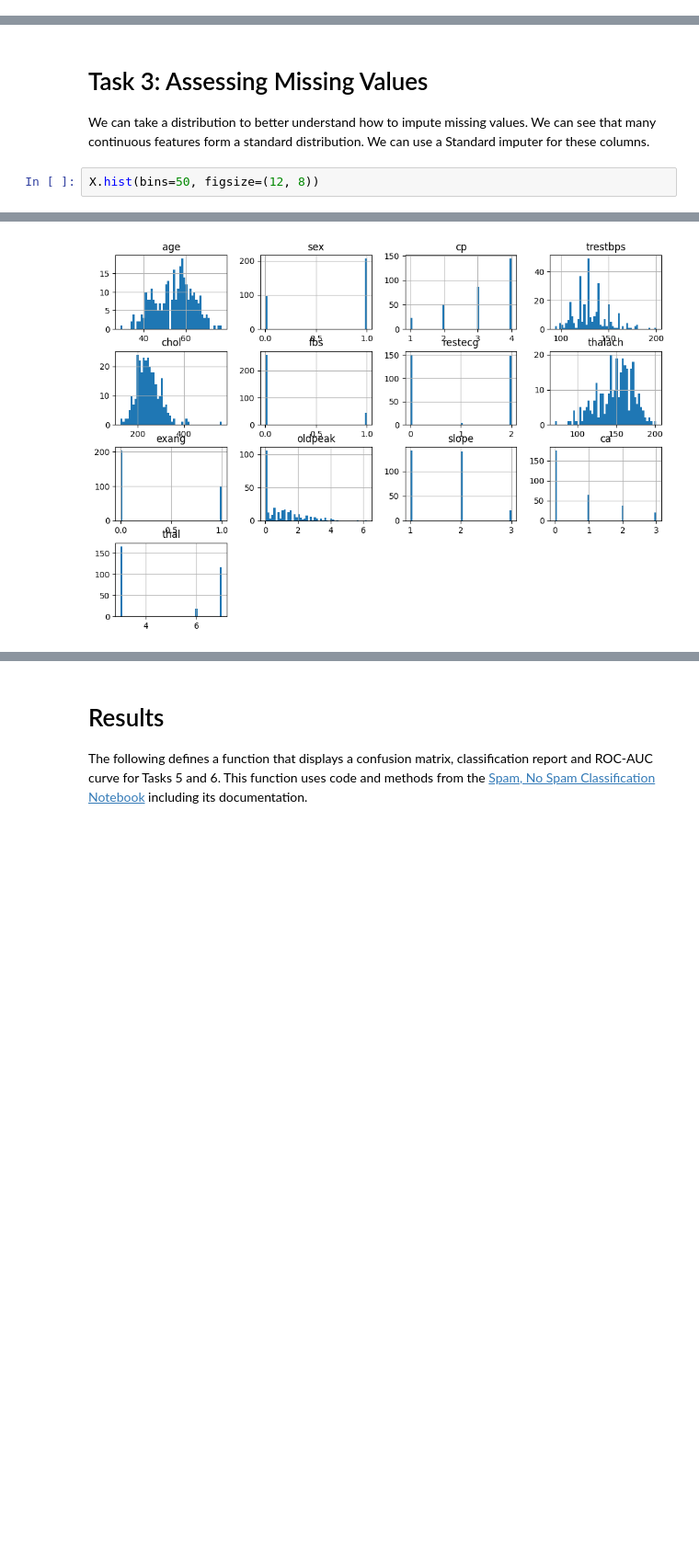
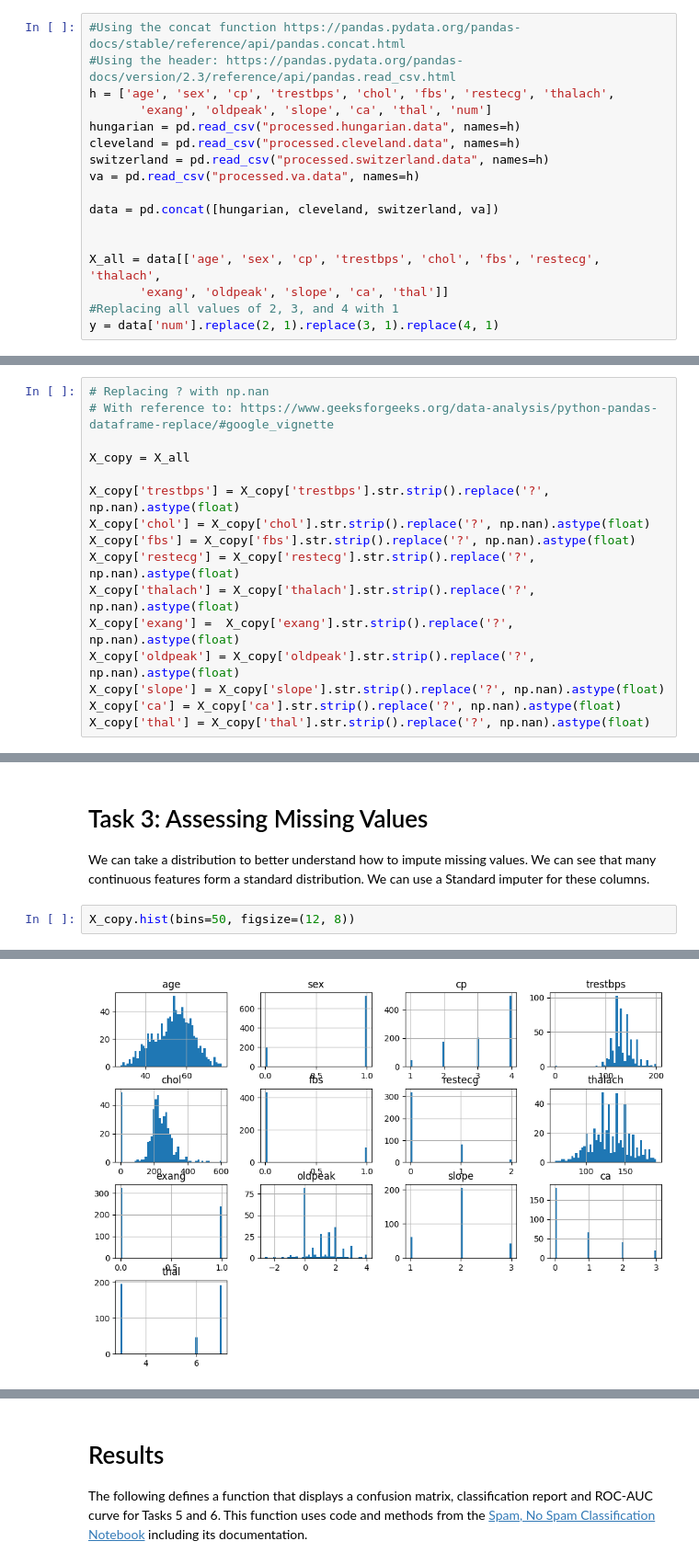
Before and after one commit to mf1060/ml-2026, a Jupyter notebook: HW4/heart_disease_classification.ipynb, the cells around one changed output, grey strips where cells are left out. Shown at 92% size. Drawn from its saved outputs; the diff is of its cells as text; blank space fills up the shorter version.

Commit message:
Including full data set

```diff
--- a/HW4/heart_disease_classification.ipynb
+++ b/HW4/heart_disease_classification.ipynb
@@ -84,0 +76,17 @@ We first use `.head()` `.info()` to view the first 5 rows of the feature and tar
+# %%
+#Using the concat function https://pandas.pydata.org/pandas-docs/stable/reference/api/pandas.concat.html
+#Using the header: https://pandas.pydata.org/pandas-docs/version/2.3/reference/api/pandas.read_csv.html
+h = ['age', 'sex', 'cp', 'trestbps', 'chol', 'fbs', 'restecg', 'thalach',
+       'exang', 'oldpeak', 'slope', 'ca', 'thal', 'num']
+hungarian = pd.read_csv("processed.hungarian.data", names=h)
+cleveland = pd.read_csv("processed.cleveland.data", names=h)
+switzerland = pd.read_csv("processed.switzerland.data", names=h)
+va = pd.read_csv("processed.va.data", names=h)
+
+data = pd.concat([hungarian, cleveland, switzerland, va])
+
+
+X_all = data[['age', 'sex', 'cp', 'trestbps', 'chol', 'fbs', 'restecg', 'thalach',
+       'exang', 'oldpeak', 'slope', 'ca', 'thal']]
+#Replacing all values of 2, 3, and 4 with 1
+y = data['num'].replace(2, 1).replace(3, 1).replace(4, 1)
@@ -84,0 +132,16 @@ We first use `.head()` `.info()` to view the first 5 rows of the feature and tar
+# %%
+# Replacing ? with np.nan
+# With reference to: https://www.geeksforgeeks.org/data-analysis/python-pandas-dataframe-replace/#google_vignette
+
+X_copy = X_all
+
+X_copy['trestbps'] = X_copy['trestbps'].str.strip().replace('?', np.nan).astype(float)
+X_copy['chol'] = X_copy['chol'].str.strip().replace('?', np.nan).astype(float)
+X_copy['fbs'] = X_copy['fbs'].str.strip().replace('?', np.nan).astype(float)
+X_copy['restecg'] = X_copy['restecg'].str.strip().replace('?', np.nan).astype(float)
+X_copy['thalach'] = X_copy['thalach'].str.strip().replace('?', np.nan).astype(float)
+X_copy['exang'] =  X_copy['exang'].str.strip().replace('?', np.nan).astype(float)
+X_copy['oldpeak'] = X_copy['oldpeak'].str.strip().replace('?', np.nan).astype(float)
+X_copy['slope'] = X_copy['slope'].str.strip().replace('?', np.nan).astype(float)
+X_copy['ca'] = X_copy['ca'].str.strip().replace('?', np.nan).astype(float)
+X_copy['thal'] = X_copy['thal'].str.strip().replace('?', np.nan).astype(float)
@@ -162,22 +270,22 @@ None
 
 We can take a distribution to better understand how to impute missing values. We can see that many continuous features form a standard distribution. We can use a Standard imputer for these columns.
 # %%
-X.hist(bins=50, figsize=(12, 8))
+X_copy.hist(bins=50, figsize=(12, 8))
 # %% [output]
 array([[<Axes: title={'center': 'age'}>, <Axes: title={'center': 'sex'}>,
         <Axes: title={'center': 'cp'}>,
         <Axes: title={'center': 'trestbps'}>],
        [<Axes: title={'center': 'chol'}>,
         <Axes: title={'center': 'fbs'}>,
         <Axes: title={'center': 'restecg'}>,
         <Axes: title={'center': 'thalach'}>],
        [<Axes: title={'center': 'exang'}>,
         <Axes: title={'center': 'oldpeak'}>,
         <Axes: title={'center': 'slope'}>,
         <Axes: title={'center': 'ca'}>],
        [<Axes: title={'center': 'thal'}>, <Axes: >, <Axes: >, <Axes: >]],
       dtype=object)
-[figure, old version]
+[figure, new version]
 # %% [markdown]
 # Task 4: Building Pipelines
 
```
Also changed, not shown: parts of 26 cells of this notebook.
